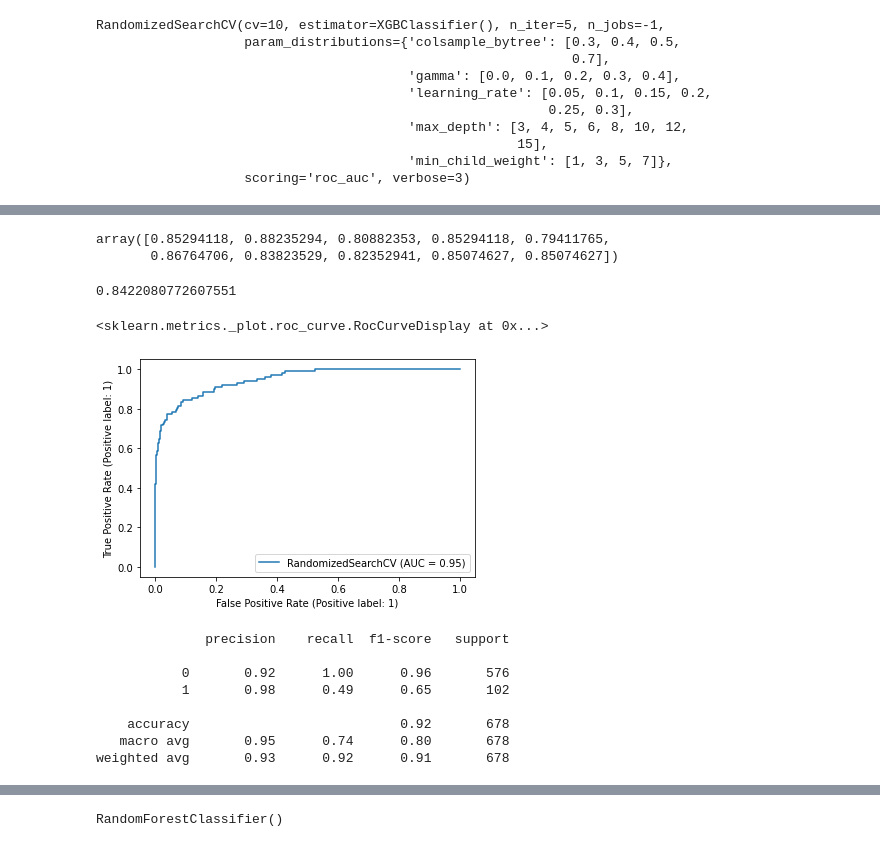
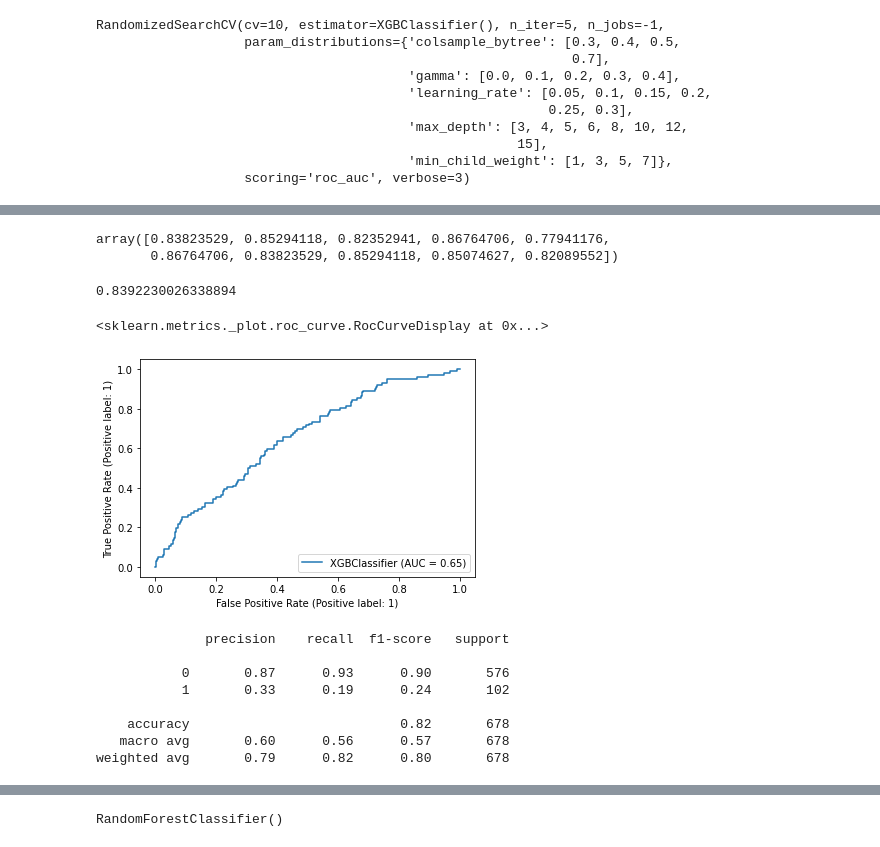
Before and after one commit to amalmon/cardio-vascular-risk-prediction, a Jupyter notebook: cardio_vascular_risk_prediction_individual_notebook_by_AMAL.ipynb, the cells around one changed output, grey strips where cells are left out. Saved outputs shown, nothing was run; the diff lists cells and outputs as text; code cells hidden in the pictures.

```diff
--- a/cardio_vascular_risk_prediction_individual_notebook_by_AMAL.ipynb
+++ b/cardio_vascular_risk_prediction_individual_notebook_by_AMAL.ipynb
@@ -903,7 +903,7 @@ classifier=XGBClassifier()
 random_search=RandomizedSearchCV(classifier,param_distributions=params,n_iter=5,scoring='roc_auc',n_jobs=-1,cv=10,verbose=3)
 # %%
 # fiting random search on X & Y
-random_search.fit(X_,Y)
+random_search.fit(x_smote,y_smote)
 # %% [output]
 Fitting 10 folds for each of 5 candidates, totalling 50 fits
 RandomizedSearchCV(cv=10, estimator=XGBClassifier(), n_iter=5, n_jobs=-1,
@@ -932,16 +931,16 @@ random_search.best_params_
 # %%
-classifier=XGBClassifier(colsample_bytree=0.4, gamma=0.2, learning_rate=0.25, max_depth=5,
-              min_child_weight=7)
+#fitting classifier with tuned hyperparameter
+classifier=XGBClassifier(colsample_bytree=0.3, gamma=0.1, learning_rate=0.25, max_depth=15,min_child_weight=7).fit(x_smote,y_smote)
 # %%
 from sklearn.model_selection import cross_val_score
 score=cross_val_score(classifier,X_test,Y_test,cv=10)
 # %%
 score
 # %% [output]
-array([0.85294118, 0.88235294, 0.80882353, 0.85294118, 0.79411765,
-       0.86764706, 0.83823529, 0.82352941, 0.85074627, 0.85074627])
+array([0.83823529, 0.85294118, 0.82352941, 0.86764706, 0.77941176,
+       0.86764706, 0.83823529, 0.85294118, 0.85074627, 0.82089552])
 # %%
 score.mean()
 # %% [output]
-0.8422080772607551
+0.8392230026338894
 # %%
@@ -949,17 +948,17 @@ random_search_y_pred=random_search.predict(X_test)
 # %%
-plot_roc_curve(random_search, X_test, Y_test)
+plot_roc_curve(classifier, X_test, Y_test)
 # %% [output]
 <sklearn.metrics._plot.roc_curve.RocCurveDisplay at 0x...>
-[figure, old version]
+[figure, new version]
 # %%
 #for classification reprt of XGB model
-print(classification_report(Y_test, random_search_y_pred))
+print(classification_report(Y_test, classifier_y_pred))
 # %% [output]
               precision    recall  f1-score   support
 
-           0       0.92      1.00      0.96       576
-           1       0.98      0.49      0.65       102
+           0       0.87      0.93      0.90       576
+           1       0.33      0.19      0.24       102
 
-    accuracy                           0.92       678
-   macro avg       0.95      0.74      0.80       678
-weighted avg       0.93      0.92      0.91       678
+    accuracy                           0.82       678
+   macro avg       0.60      0.56      0.57       678
+weighted avg       0.79      0.82      0.80       678
```
Also changed, not shown: parts of 43 cells of this notebook.
